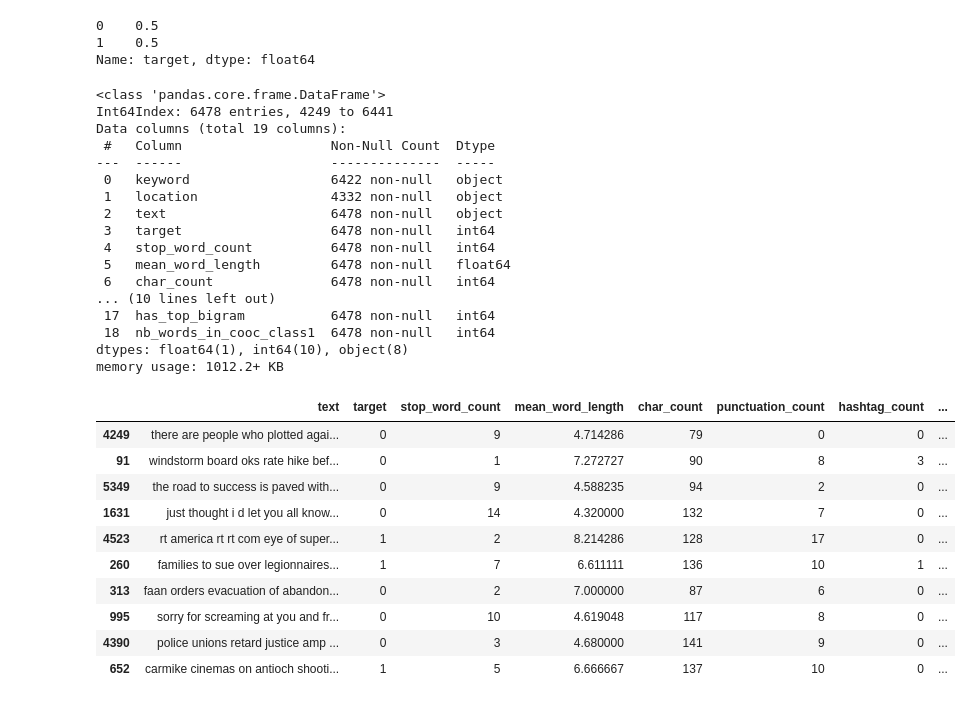
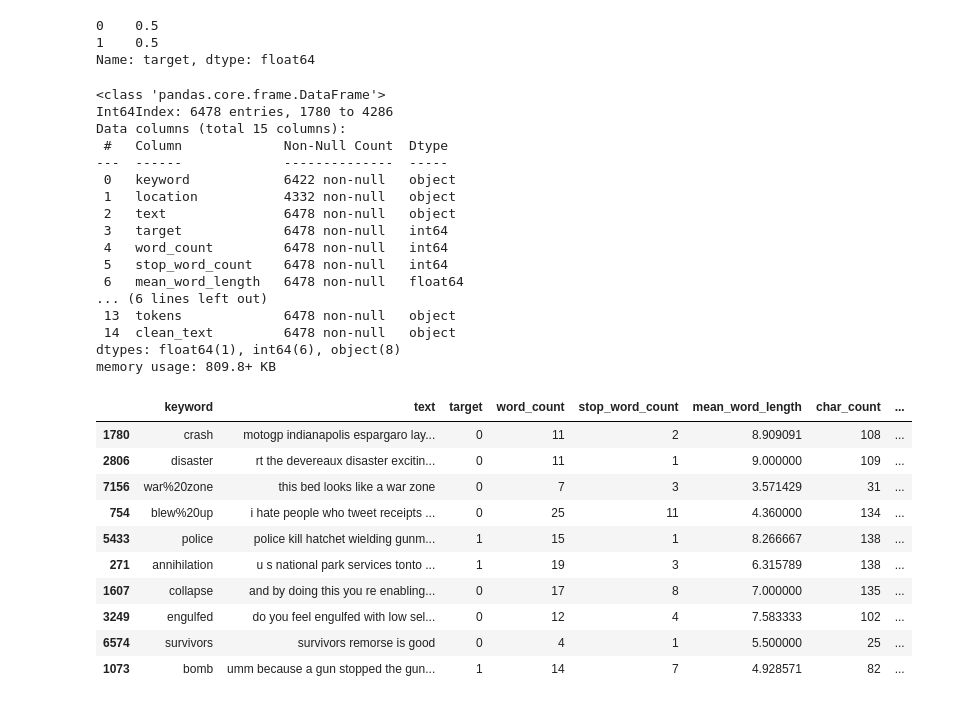
Before and after one commit to ines-lorquet/eye-of-emergency, a Jupyter notebook: Notebook/2_cleaner.ipynb, the cells around one changed output. Drawn from its saved outputs; the diff is of its cells as text; code cells hidden in the pictures.

```diff
--- a/Notebook/2_cleaner.ipynb
+++ b/Notebook/2_cleaner.ipynb
@@ -5,7 +5,7 @@ import numpy as np
 # %% [markdown]
 ### Importer le CSV
 # %%
-df = pd.read_csv('../data/final_test.csv', index_col=False)
+df = pd.read_csv('../data/train_tweets_processed.csv', index_col=False)
 df.info()
 # %% [output]
 <class 'pandas.core.frame.DataFrame'>
@@ -89,37 +90,40 @@ df_clean = (
 df_clean.info()
 # %% [output]
 <class 'pandas.core.frame.DataFrame'>
-Int64Index: 6478 entries, 4249 to 6441
-Data columns (total 19 columns):
- #   Column                   Non-Null Count  Dtype
----  ------                   --------------  -----
- 0   keyword                  6422 non-null   object
- 1   location                 4332 non-null   object
- 2   text                     6478 non-null   object
- 3   target                   6478 non-null   int64
- 4   stop_word_count          6478 non-null   int64
- 5   mean_word_length         6478 non-null   float64
- 6   char_count               6478 non-null   int64
-... (10 lines left out)
- 17  has_top_bigram           6478 non-null   int64
- 18  nb_words_in_cooc_class1  6478 non-null   int64
-dtypes: float64(1), int64(10), object(8)
-memory usage: 1012.2+ KB
+Int64Index: 6478 entries, 1780 to 4286
+Data columns (total 15 columns):
+ #   Column             Non-Null Count  Dtype
+---  ------             --------------  -----
+ 0   keyword            6422 non-null   object
+ 1   location           4332 non-null   object
+ 2   text               6478 non-null   object
+ 3   target             6478 non-null   int64
+ 4   word_count         6478 non-null   int64
+ 5   stop_word_count    6478 non-null   int64
+ 6   mean_word_length   6478 non-null   float64
+... (6 lines left out)
+ 13  tokens             6478 non-null   object
+ 14  clean_text         6478 non-null   object
+dtypes: float64(1), int64(6), object(8)
+memory usage: 809.8+ KB
+# %%
+df_clean = df_clean[[c for c in df_clean.columns
+                     if df_clean[c].dtype != 'object'
+                     or c in ['text', 'hashtags', 'mentions', 'tokens', 'keyword', 'clean_text']]]
 # %%
-df_clean = df_clean[[c for c in df_clean.columns
-                    if df_clean[c].dtype != 'object' or c in ['text', 'tokens']]]
+
 
 df_clean.head(10)
 # %% [output]
-|  | text | target | stop_word_count | mean_word_length | char_count | punctuation_count | hashtag_count | ... |
-| 4249 | there are people who plotted agai... | 0 | 9 | 4.714286 | 79 | 0 | 0 | ... |
-| 91 | windstorm board oks rate hike bef... | 0 | 1 | 7.272727 | 90 | 8 | 3 | ... |
-| 5349 | the road to success is paved with... | 0 | 9 | 4.588235 | 94 | 2 | 0 | ... |
-| 1631 | just thought i d let you all know... | 0 | 14 | 4.320000 | 132 | 7 | 0 | ... |
-| 4523 | rt america rt rt com eye of super... | 1 | 2 | 8.214286 | 128 | 17 | 0 | ... |
-| 260 | families to sue over legionnaires... | 1 | 7 | 6.611111 | 136 | 10 | 1 | ... |
-| 313 | faan orders evacuation of abandon... | 0 | 2 | 7.000000 | 87 | 6 | 0 | ... |
-| 995 | sorry for screaming at you and fr... | 0 | 10 | 4.619048 | 117 | 8 | 0 | ... |
-| 4390 | police unions retard justice amp ... | 0 | 3 | 4.680000 | 141 | 9 | 0 | ... |
-| 652 | carmike cinemas on antioch shooti... | 1 | 5 | 6.666667 | 137 | 10 | 0 | ... |
+|  | keyword | text | target | word_count | stop_word_count | mean_word_length | char_count | ... |
+| 1780 | crash | motogp indianapolis espargaro lay... | 0 | 11 | 2 | 8.909091 | 108 | ... |
+| 2806 | disaster | rt the devereaux disaster excitin... | 0 | 11 | 1 | 9.000000 | 109 | ... |
+| 7156 | war%20zone | this bed looks like a war zone | 0 | 7 | 3 | 3.571429 | 31 | ... |
+| 754 | blew%20up | i hate people who tweet receipts ... | 0 | 25 | 11 | 4.360000 | 134 | ... |
+| 5433 | police | police kill hatchet wielding gunm... | 1 | 15 | 1 | 8.266667 | 138 | ... |
+| 271 | annihilation | u s national park services tonto ... | 1 | 19 | 3 | 6.315789 | 138 | ... |
+| 1607 | collapse | and by doing this you re enabling... | 0 | 17 | 8 | 7.000000 | 135 | ... |
+| 3249 | engulfed | do you feel engulfed with low sel... | 0 | 12 | 4 | 7.583333 | 102 | ... |
+| 6574 | survivors | survivors remorse is good | 0 | 4 | 1 | 5.500000 | 25 | ... |
+| 1073 | bomb | umm because a gun stopped the gun... | 1 | 14 | 7 | 4.928571 | 82 | ... |
 # %%
```
Also changed, not shown: parts of 3 cells of this notebook, 3 other files.
